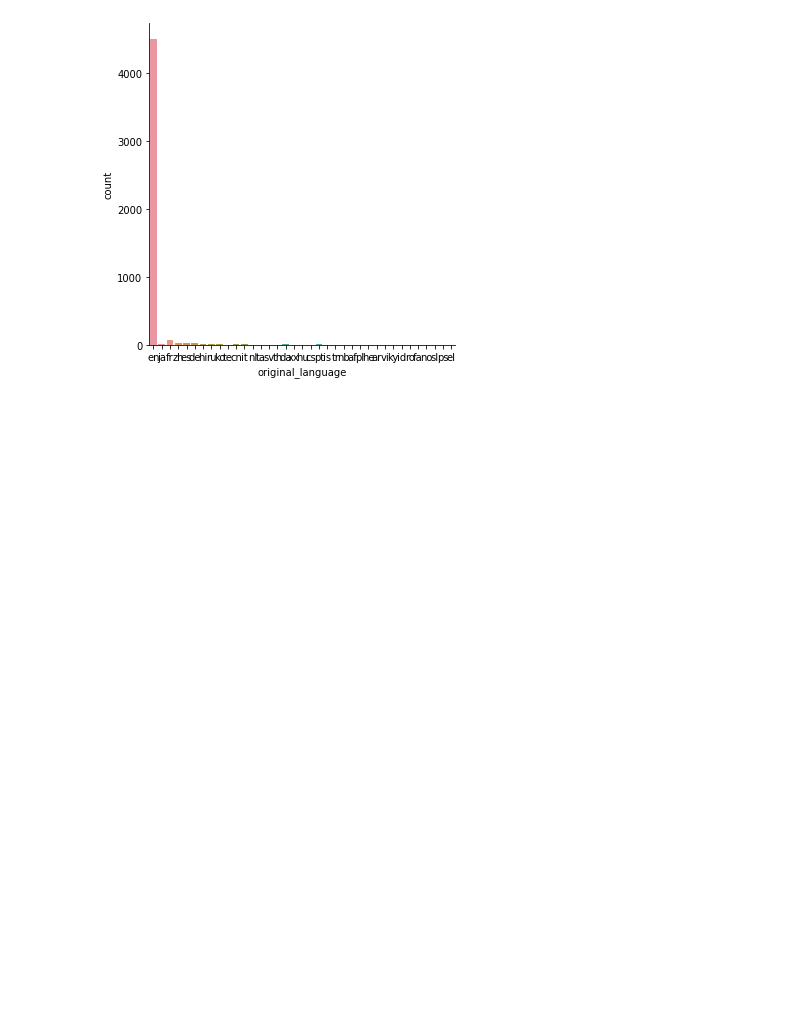
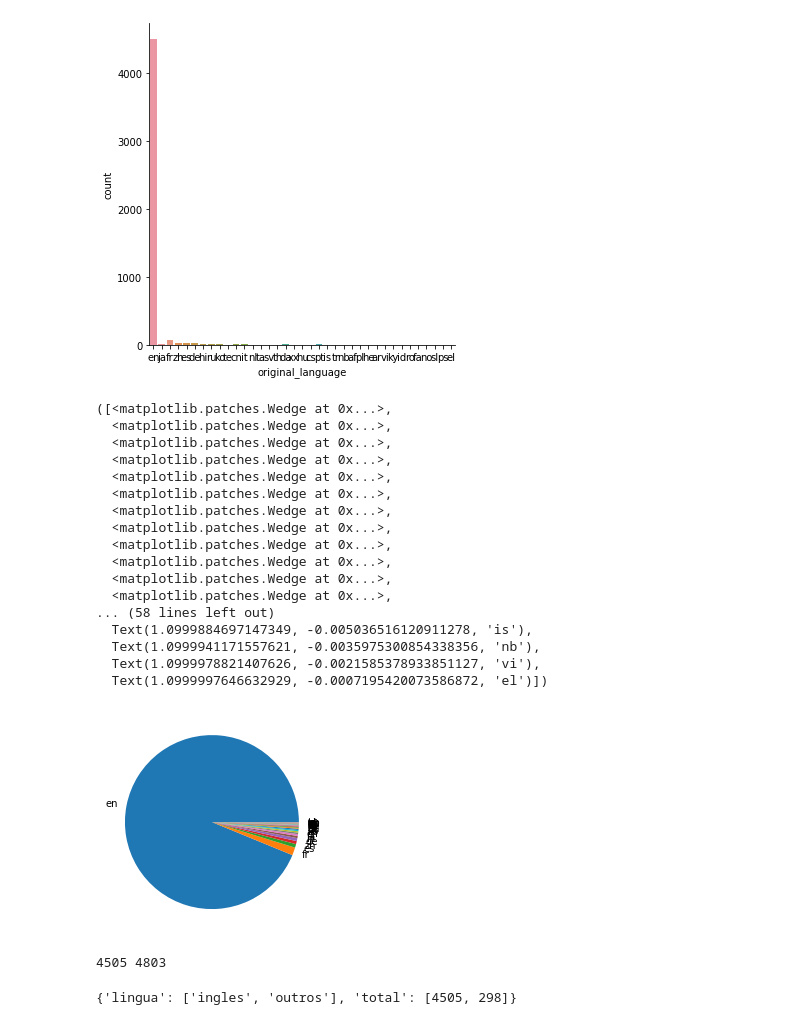
Before and after one commit to fnalmeidap/data-science, a Jupyter notebook: intro.ipynb, the cells around one changed output. Drawn from its saved outputs; the diff is of its cells as text; code cells hidden in the pictures; blank space fills up the shorter version.

```diff
--- a/intro.ipynb
+++ b/intro.ipynb
@@ -393,3 +393,48 @@ sns.catplot(x="original_language", kind="count", data = tmdb)
 # %% [output]
 <seaborn.axisgrid.FacetGrid at 0x...>
 [figure]
+# %%
+# Gráfico de torta
+
+plt.pie(contagem_de_lingua["total"], labels = contagem_de_lingua["original_language"])
+# %% [output]
+([<matplotlib.patches.Wedge at 0x...>,
+  <matplotlib.patches.Wedge at 0x...>,
+  <matplotlib.patches.Wedge at 0x...>,
+  <matplotlib.patches.Wedge at 0x...>,
+  <matplotlib.patches.Wedge at 0x...>,
+  <matplotlib.patches.Wedge at 0x...>,
+  <matplotlib.patches.Wedge at 0x...>,
+  <matplotlib.patches.Wedge at 0x...>,
+  <matplotlib.patches.Wedge at 0x...>,
+  <matplotlib.patches.Wedge at 0x...>,
+  <matplotlib.patches.Wedge at 0x...>,
+  <matplotlib.patches.Wedge at 0x...>,
+... (58 lines left out)
+  Text(1.0999884697147349, -0.005036516120911278, 'is'),
+  Text(1.0999941171557621, -0.0035975300854338356, 'nb'),
+  Text(1.0999978821407626, -0.0021585378933851127, 'vi'),
+  Text(1.0999997646632929, -0.0007195420073586872, 'el')])
+[figure, added]
+# %%
+# Separando inglês das outras linguas
+
+total_por_lingua = tmdb["original_language"].value_counts()
+total_geral = total_por_lingua.sum()
+total_ingles = total_por_lingua.loc["en"]
+total_do_resto = total_geral - total_ingles
+
+print(total_ingles, total_geral)
+# %% [output]
+4505 4803
+# %%
+# Criando dicionário com dados
+dados = {
+    'lingua': ['ingles','outros'],
+    'total' :[total_ingles, total_do_resto]
+}
+
+# Transformando em dataframe
+dados = pd.DataFrame(dados)
+# %% [output]
+{'lingua': ['ingles', 'outros'], 'total': [4505, 298]}
```
Also changed, not shown: parts of 18 cells of this notebook.
